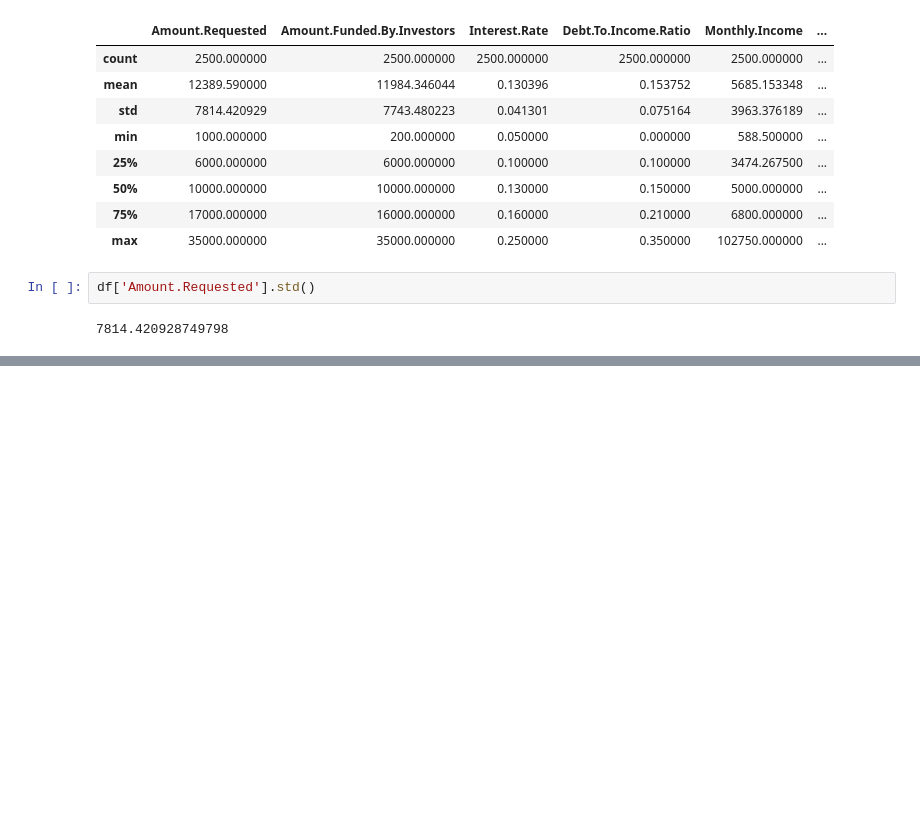
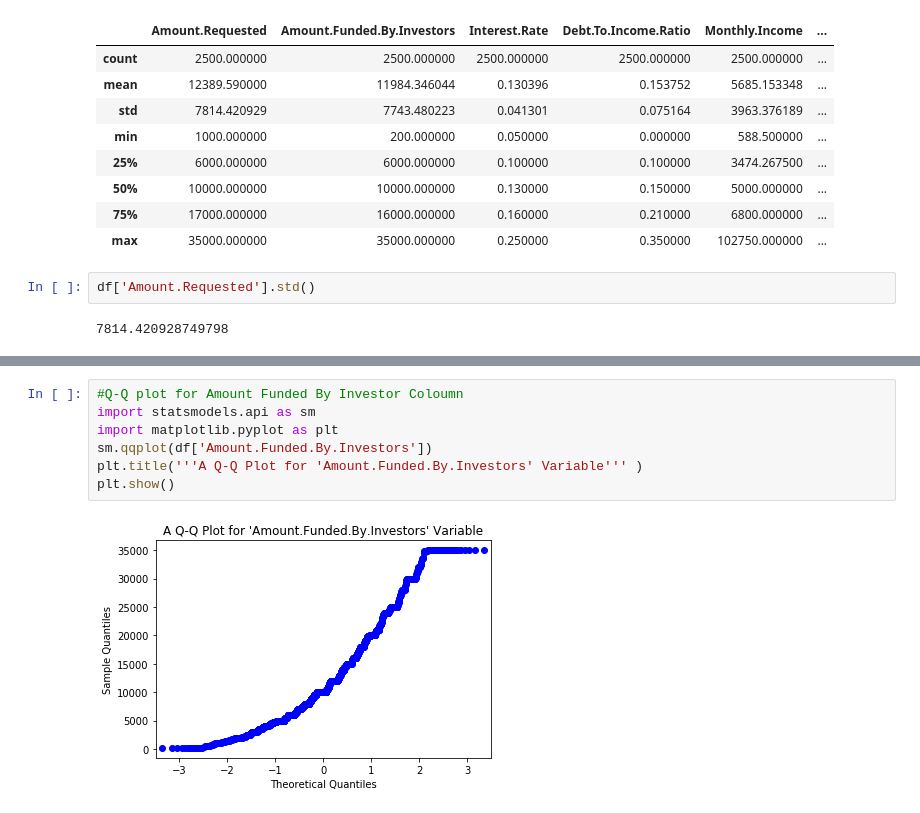
Before and after one commit to tarundutta/MathematicsForAdvanceDeepLearning, a Jupyter notebook: Basic Statistics.ipynb, the cells around one changed output, grey strips where cells are left out. Saved outputs shown, nothing was run; the diff lists cells and outputs as text; blank space fills up the shorter version.

```diff
--- a/Basic Statistics.ipynb
+++ b/Basic Statistics.ipynb
@@ -32,0 +60,9 @@ plt.show()
+# %%
+#Q-Q plot for Amount Funded By Investor Coloumn
+import statsmodels.api as sm
+import matplotlib.pyplot as plt
+sm.qqplot(df['Amount.Funded.By.Investors'])
+plt.title('''A Q-Q Plot for 'Amount.Funded.By.Investors' Variable''' )
+plt.show()
+# %% [output]
+[figure, added]
```
Also changed, not shown: parts of 8 cells of this notebook, 1 other file.
